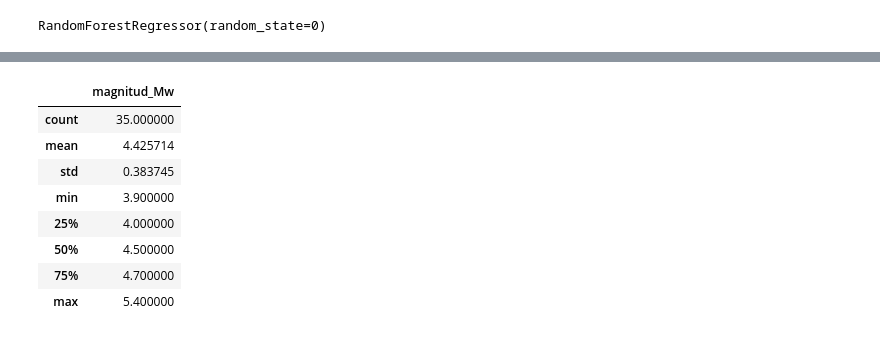
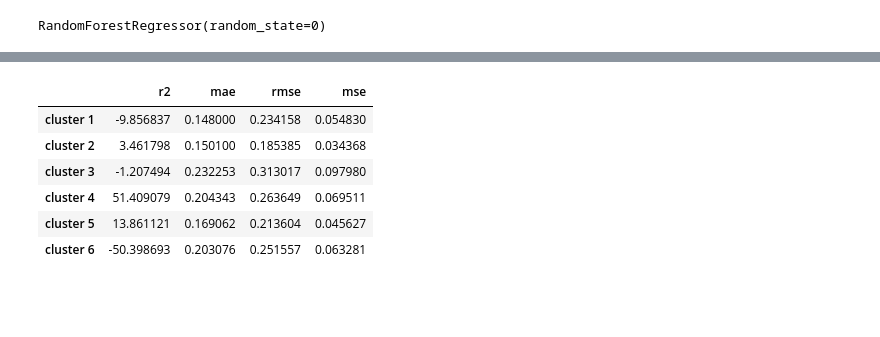
Before and after one commit to kevinramosrivas/G2-MINERIA_DATOS, a Jupyter notebook: EQUIPO_2_random_forest.ipynb, the cells around one changed output, grey strips where cells are left out. Saved outputs shown, nothing was run; the diff lists cells and outputs as text; code cells hidden in the pictures; blank space fills up the shorter version.

```diff
--- a/EQUIPO_2_random_forest.ipynb
+++ b/EQUIPO_2_random_forest.ipynb
@@ -348,13 +248,19 @@ mapa
-# %%
-# ver la magnitud de los sismos del cluster 4 de kmedoids en y_test
-yc_test[xc_test['cluster_Kmedoids'] == 3].describe()
-# %% [output]
-|  | magnitud_Mw |
-| count | 35.000000 |
-| mean | 4.425714 |
-| std | 0.383745 |
-| min | 3.900000 |
-| 25% | 4.000000 |
-| 50% | 4.500000 |
-| 75% | 4.700000 |
-| max | 5.400000 |
+# %%
+#importar metricas
+from sklearn import metrics
+# obtener el r2, mae, rmse y mse para cada cluster de kmedoids en un dataframe
+r2_kmedoids = [metrics.r2_score(yc_test[xc_test['cluster_Kmedoids'] == 0], y_pred_kmedoids1)*100, metrics.r2_score(yc_test[xc_test['cluster_Kmedoids'] == 1], y_pred_kmedoids2)*100, metrics.r2_score(yc_test[xc_test['cluster_Kmedoids'] == 2], y_pred_kmedoids3)*100, metrics.r2_score(yc_test[xc_test['cluster_Kmedoids'] == 3], y_pred_kmedoids4)*100, metrics.r2_score(yc_test[xc_test['cluster_Kmedoids'] == 4], y_pred_kmedoids5)*100, metrics.r2_score(yc_test[xc_test['cluster_Kmedoids'] == 5], y_pred_kmedoids6)*100]
+mae_kmedoids = [metrics.mean_absolute_error(yc_test[xc_test['cluster_Kmedoids'] == 0], y_pred_kmedoids1), metrics.mean_absolute_error(yc_test[xc_test['cluster_Kmedoids'] == 1], y_pred_kmedoids2), metrics.mean_absolute_error(yc_test[xc_test['cluster_Kmedoids'] == 2], y_pred_kmedoids3), metrics.mean_absolute_error(yc_test[xc_test['cluster_Kmedoids'] == 3], y_pred_kmedoids4), metrics.mean_absolute_error(yc_test[xc_test['cluster_Kmedoids'] == 4], y_pred_kmedoids5), metrics.mean_absolute_error(yc_test[xc_test['cluster_Kmedoids'] == 5], y_pred_kmedoids6)]
+rmse_kmedoids = [np.sqrt(metrics.mean_squared_error(yc_test[xc_test['cluster_Kmedoids'] == 0], y_pred_kmedoids1)), np.sqrt(metrics.mean_squared_error(yc_test[xc_test['cluster_Kmedoids'] == 1], y_pred_kmedoids2)), np.sqrt(metrics.mean_squared_error(yc_test[xc_test['cluster_Kmedoids'] == 2], y_pred_kmedoids3)), np.sqrt(metrics.mean_squared_error(yc_test[xc_test['cluster_Kmedoids'] == 3], y_pred_kmedoids4)), np.sqrt(metrics.mean_squared_error(yc_test[xc_test['cluster_Kmedoids'] == 4], y_pred_kmedoids5)), np.sqrt(metrics.mean_squared_error(yc_test[xc_test['cluster_Kmedoids'] == 5], y_pred_kmedoids6))]
+mse_kmedoids = [metrics.mean_squared_error(yc_test[xc_test['cluster_Kmedoids'] == 0], y_pred_kmedoids1), metrics.mean_squared_error(yc_test[xc_test['cluster_Kmedoids'] == 1], y_pred_kmedoids2), metrics.mean_squared_error(yc_test[xc_test['cluster_Kmedoids'] == 2], y_pred_kmedoids3), metrics.mean_squared_error(yc_test[xc_test['cluster_Kmedoids'] == 3], y_pred_kmedoids4), metrics.mean_squared_error(yc_test[xc_test['cluster_Kmedoids'] == 4], y_pred_kmedoids5), metrics.mean_squared_error(yc_test[xc_test['cluster_Kmedoids'] == 5], y_pred_kmedoids6)]
+
+df_kmedoids = pd.DataFrame({'r2': r2_kmedoids, 'mae': mae_kmedoids, 'rmse': rmse_kmedoids, 'mse': mse_kmedoids}, index = ['cluster 1', 'cluster 2', 'cluster 3', 'cluster 4', 'cluster 5', 'cluster 6'])
+df_kmedoids
+# %% [output]
+|  | r2 | mae | rmse | mse |
+| cluster 1 | -9.856837 | 0.148000 | 0.234158 | 0.054830 |
+| cluster 2 | 3.461798 | 0.150100 | 0.185385 | 0.034368 |
+| cluster 3 | -1.207494 | 0.232253 | 0.313017 | 0.097980 |
+| cluster 4 | 51.409079 | 0.204343 | 0.263649 | 0.069511 |
+| cluster 5 | 13.861121 | 0.169062 | 0.213604 | 0.045627 |
+| cluster 6 | -50.398693 | 0.203076 | 0.251557 | 0.063281 |
```
Also changed, not shown: parts of 28 cells of this notebook.
